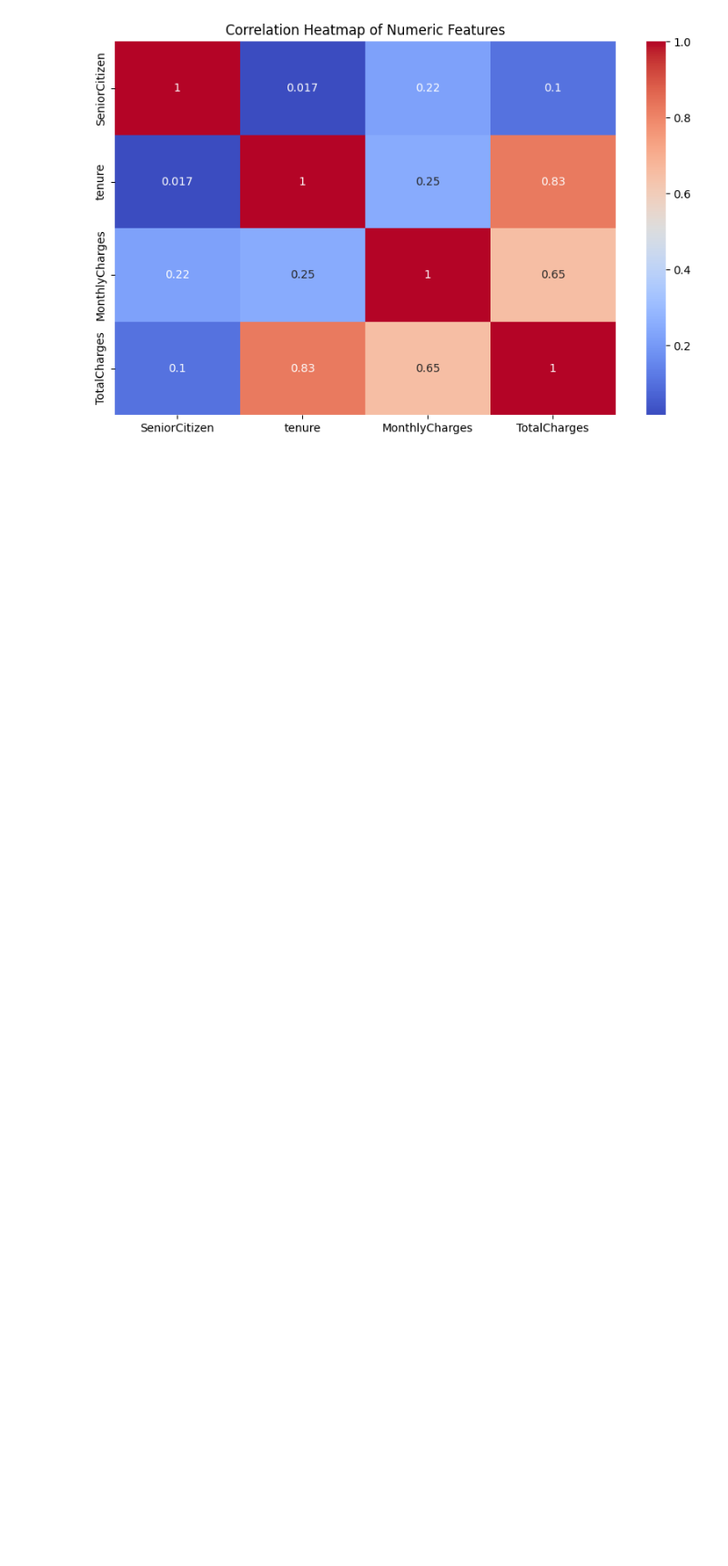
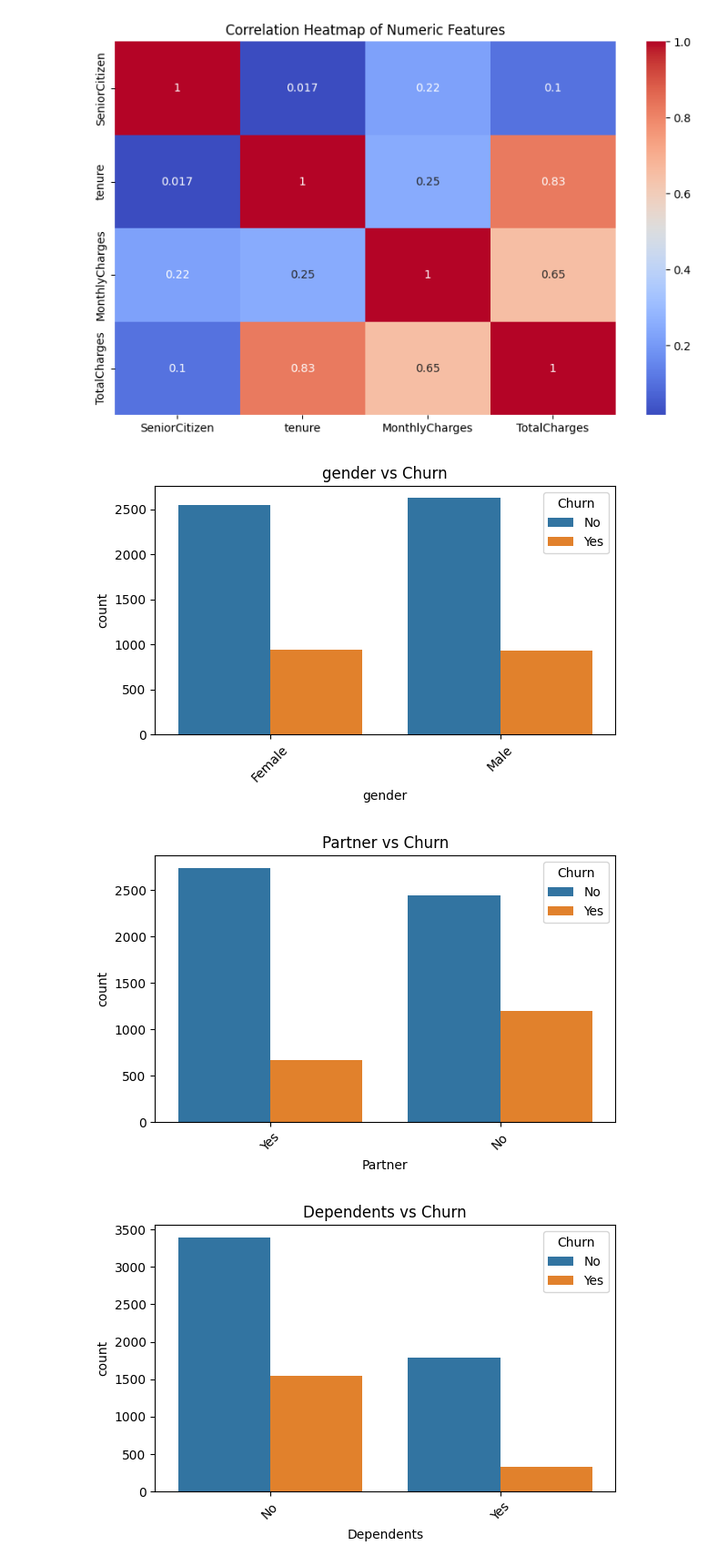
Before and after one commit to sanuli21/telco-churn-project, a Jupyter notebook: churn_prediction.ipynb, the cells around one changed output. Shown at 91% size. Drawn from its saved outputs; the diff is of its cells as text; code cells hidden in the pictures; blank space fills up the shorter version.

Commit message:
Plotted categorical features vs Churn to identify high-risk customer groups

```diff
--- a/churn_prediction.ipynb
+++ b/churn_prediction.ipynb
@@ -201,3 +201,18 @@ plt.title("Correlation Heatmap of Numeric Features")
 plt.show()
 # %% [output]
 [figure]
+# %%
+categorical_cols = df.select_dtypes(include=['object']).columns #picking all columns that are strings
+
+for col in categorical_cols: #creating one chart per categorical feature
+  if col not in ['customerID', 'Churn'] : #as customerID is unique for every row
+    plt.figure(figsize=(6,4))
+    sns.countplot(data=df, x=col, hue='Churn')
+    plt.title(f"{col} vs Churn")
+    plt.xticks(rotation=45) #to rotate labels if long
+    plt.tight_layout()
+    plt.show()
+# %% [output]
+[figure, added]
+[figure, added]
+[figure, added]
```
Also changed, not shown: parts of 1 cell of this notebook.
